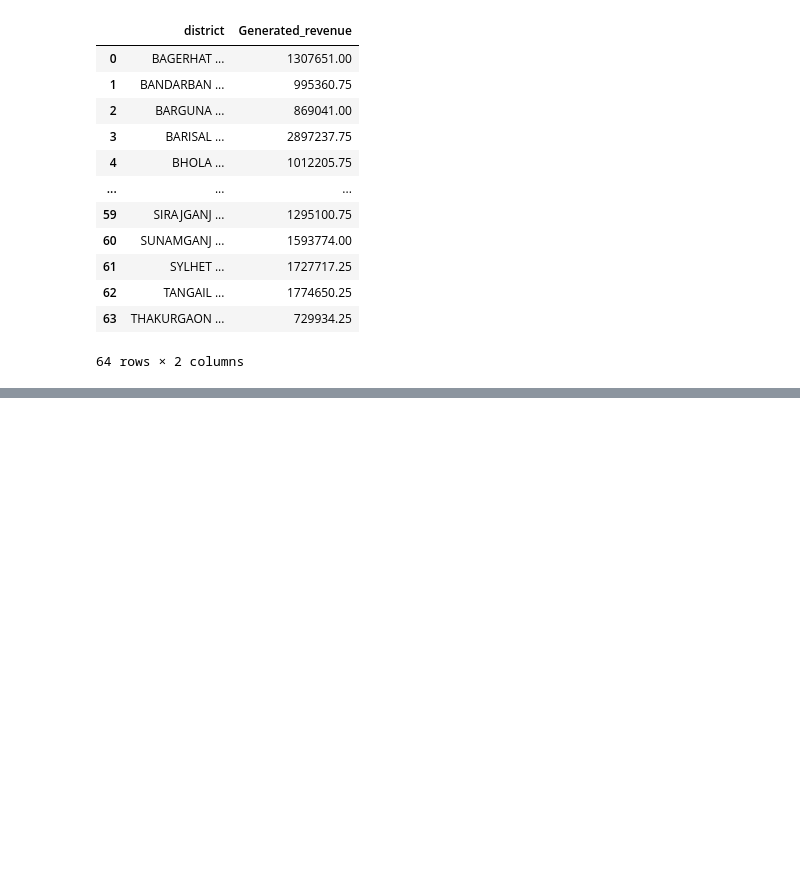
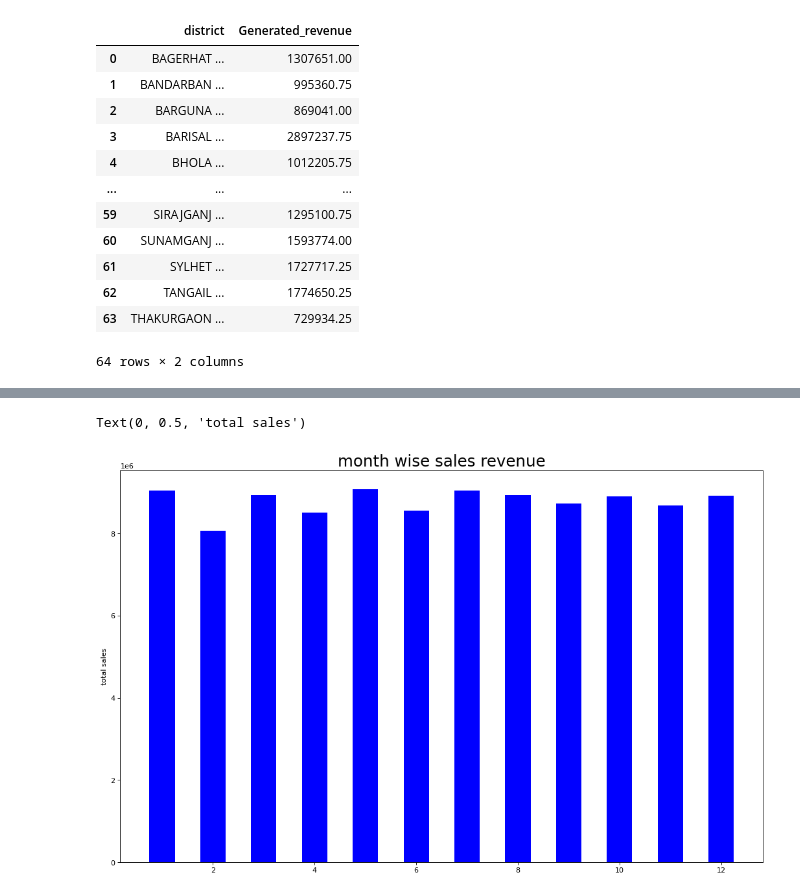
Before and after one commit to esrdlab-vinternship/HDA-5th-Round-vInternship, a Jupyter notebook: notebook/dataload/OLAP_tutorial.ipynb, the cells around one changed output, grey strips where cells are left out. Cells and saved outputs as stored; diff of their text form; code cells hidden in the pictures; blank space fills up the shorter version.

```diff
--- a/notebook/dataload/OLAP_tutorial.ipynb
+++ b/notebook/dataload/OLAP_tutorial.ipynb
@@ -276,14 +343,15 @@ yearwise_income
 # %%
 con = PostgresConnection().getConnection()
-insert_stmt = """SELECT time_dim.month as "Month", SUM(fact_table.total_price) "Generated_revenue"
+inserted_stmt = """SELECT time_dim.month as "month", SUM(fact_table.total_price) "sales"
 FROM star.fact_table
 JOIN star.time_dim ON
 time_dim.time_key = fact_table.time_key
-GROUP BY time_dim.month
+GROUP BY CUBE(time_dim.month)
 ORDER BY time_dim.month"""
 cur = con.cursor()
-monthwise_income = pd.read_sql_query(insert_stmt, con)
-con.commit()
-cur.close()
+# psycopg2.extras.execute_batch(cur, insert_stmt, fact_data.values)
+cur.execute(inserted_stmt)
+q6 = cur.fetchall()
+q6
 # %% [output]
 Connection to DB established!
@@ -290,2 +371,2 @@ Connection to DB established!
 # %%
-monthwise_income
+df6=pd.DataFrame(list(q6), columns=['month','sales'])
@@ -305,0 +390,2 @@ monthwise_income
+# %%
+df6=df6.drop([12])
@@ -305,0 +408,13 @@ monthwise_income
+# %%
+df6['sales'] = df6['sales'].astype('float64')
+# %%
+
+
+# Plot Bars
+plt.figure(figsize=(16,10), dpi= 80)
+plt.bar(df6['month'], df6['sales'], color='blue', width=.5)
+plt.title("month wise sales revenue", fontsize=22)
+plt.ylabel('total sales')
+# %% [output]
+Text(0, 0.5, 'total sales')
+[figure, added]
```
Also changed, not shown: parts of 43 cells of this notebook.
